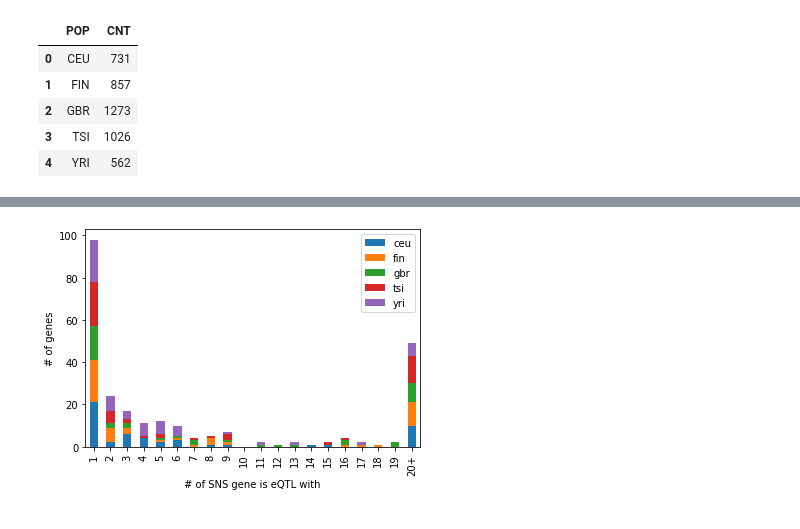
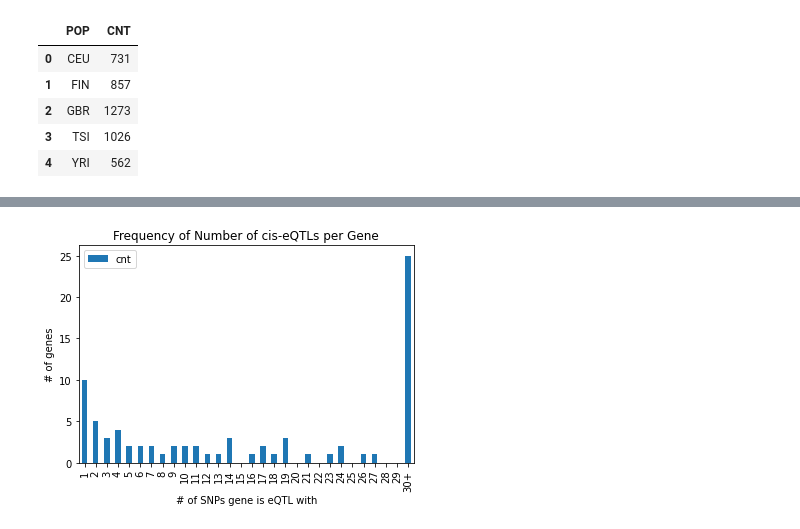
Before and after one commit to notsamzhou/dsc180a_project1, a Jupyter notebook: notebooks/dsc180_analysis.ipynb, the cells around one changed output, grey strips where cells are left out. Saved outputs shown, nothing was run; the diff lists cells and outputs as text; code cells hidden in the pictures.

```diff
--- a/notebooks/dsc180_analysis.ipynb
+++ b/notebooks/dsc180_analysis.ipynb
@@ -355,9 +328,9 @@ for i in range(1, 169):
 # %%
 tsi_cnt = dict()
-tsi_cnt['20+'] = 0
-tsi = pd.read_csv('chr22_TSI.csv')
+tsi_cnt['30+'] = 0
+
 for i in range(1, 169):
-    if i < 20:
+    if i < 30:
         if i in tsi.groupby('gene')['snp'].count().value_counts().index:
             tsi_cnt[i] = tsi.groupby('gene')['snp'].count().value_counts().loc[i]
         else:
@@ -365,13 +338,13 @@ for i in range(1, 169):
 
     else :
         if i in tsi.groupby('gene')['snp'].count().value_counts().index:
-            tsi_cnt['20+'] += tsi.groupby('gene')['snp'].count().value_counts().loc[i]
+            tsi_cnt['30+'] += tsi.groupby('gene')['snp'].count().value_counts().loc[i]
 # %%
 yri_cnt = dict()
-yri_cnt['20+'] = 0
-yri = pd.read_csv('chr22_YRI.csv')
+yri_cnt['30+'] = 0
+
 for i in range(1, 169):
-    if i < 20:
+    if i < 30:
         if i in yri.groupby('gene')['snp'].count().value_counts().index:
             yri_cnt[i] = yri.groupby('gene')['snp'].count().value_counts().loc[i]
         else:
@@ -379,7 +352,7 @@ for i in range(1, 169):
 
     else :
         if i in yri.groupby('gene')['snp'].count().value_counts().index:
-            yri_cnt['20+'] += yri.groupby('gene')['snp'].count().value_counts().loc[i]
+            yri_cnt['30+'] += yri.groupby('gene')['snp'].count().value_counts().loc[i]
 # %%
 df = pd.DataFrame()
 df['ceu'] = pd.Series(ceu_cnt)
@@ -414,5 +392,27 @@ df
+# %%
+all_cnt = dict()
+all_cnt['30+'] = 0
+
+for i in range(1, 169):
+    if i < 30:
+        if i in sig.groupby('gene')['snp'].count().value_counts().index:
+            all_cnt[i] = sig.groupby('gene')['snp'].count().value_counts().loc[i]
+        else:
+            all_cnt[i] = 0
+
+    else :
+        if i in sig.groupby('gene')['snp'].count().value_counts().index:
+            all_cnt['30+'] += sig.groupby('gene')['snp'].count().value_counts().loc[i]
+# %%
+df = pd.DataFrame()
+df['cnt'] = pd.Series(all_cnt)
+df = df.reset_index()
+target_row = df.iloc[[0],:]
+df = df.shift(-1)
+df.iloc[-1] = target_row.squeeze()
 # %%
-df.plot(kind='bar', stacked=True, x='index', xlabel='# of SNS gene is eQTL with', ylabel='# of genes')
-plt.savefig('stackedbplot', bbox_inches='tight')
+df.plot(kind='bar', stacked=True, x='index', xlabel='# of SNPs gene is eQTL with', ylabel='# of genes')
+plt.title('Frequency of Number of cis-eQTLs per Gene')
+plt.savefig('plots/stackedbplot2', bbox_inches='tight')
 # %% [output]
-[figure, old version]
+[figure, new version]
```
Also changed, not shown: parts of 86 cells of this notebook, 20 other files.
